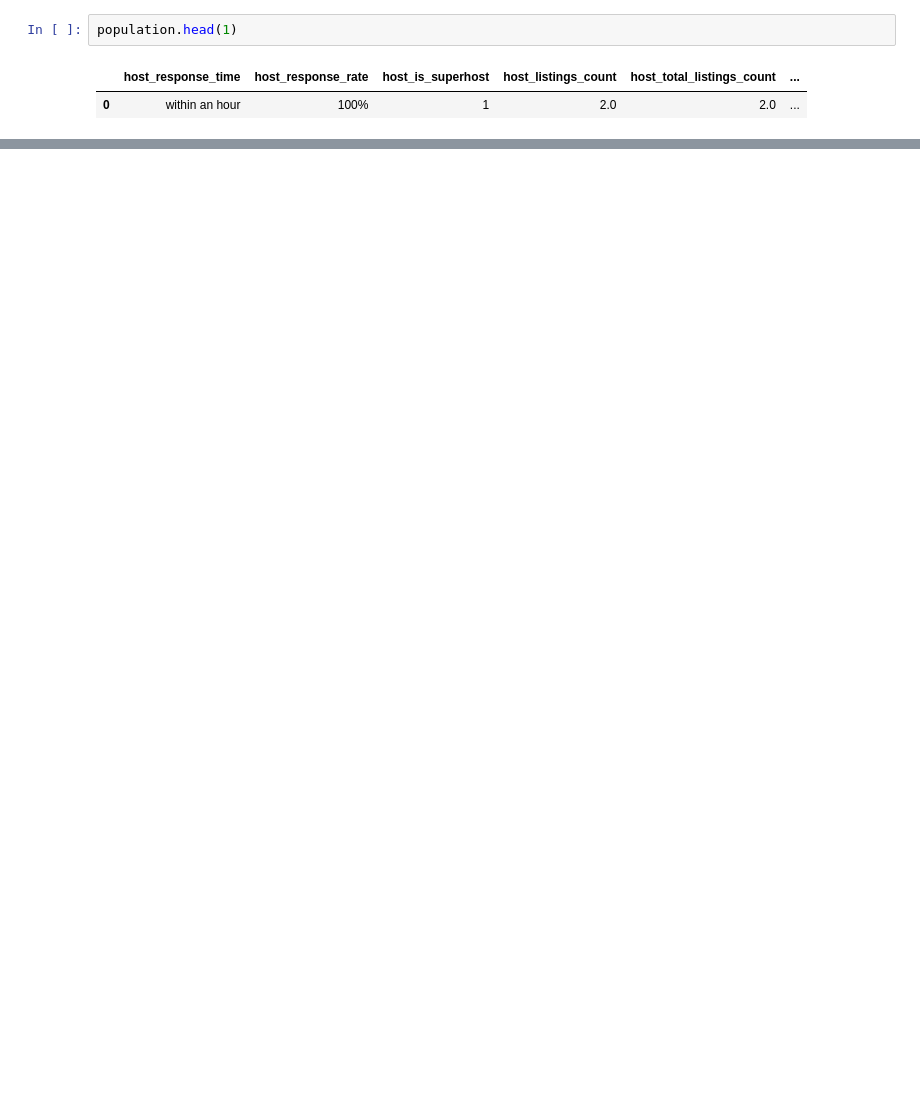
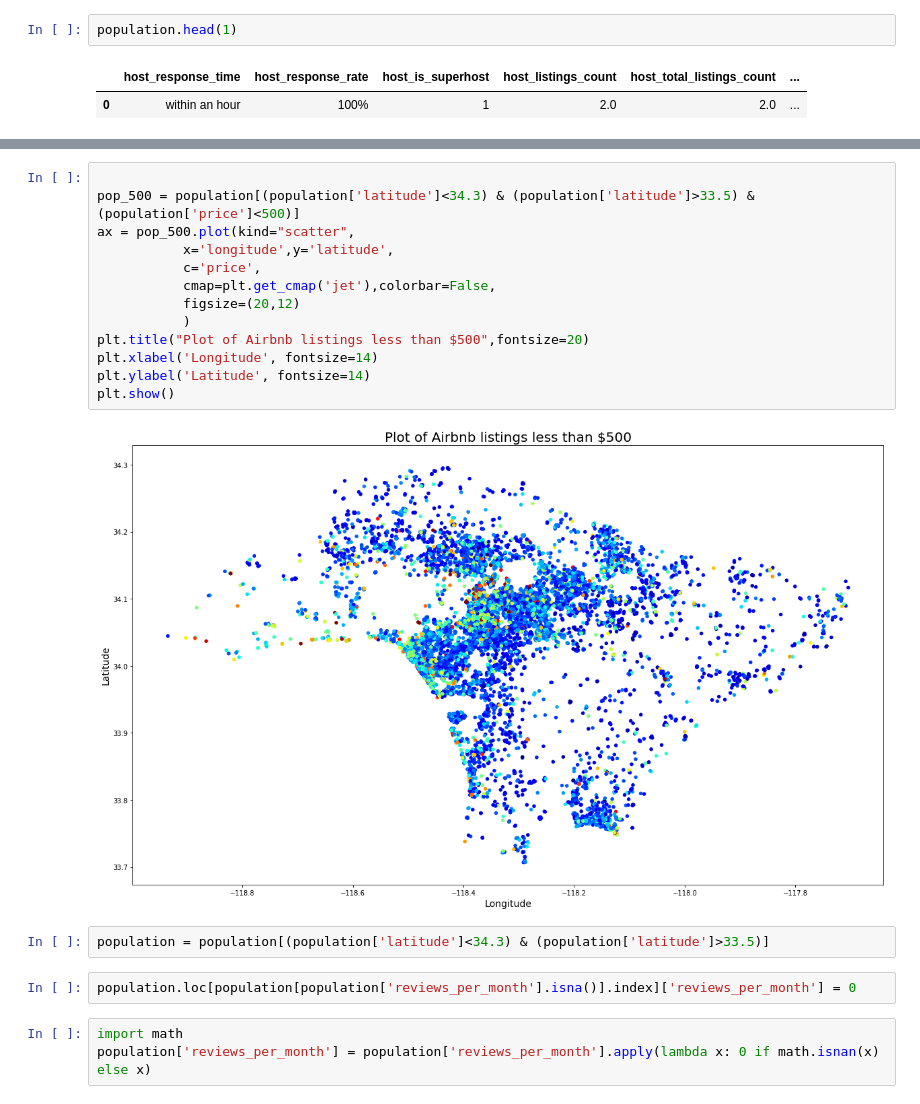
Before and after one commit to papaulul/Airbnb, a Jupyter notebook: Code/EDA.ipynb, the cells around one changed output, grey strips where cells are left out. Saved outputs shown, nothing was run; the diff lists cells and outputs as text; blank space fills up the shorter version.

```diff
--- a/Code/EDA.ipynb
+++ b/Code/EDA.ipynb
@@ -271,0 +480,22 @@ population.head(1)
+# %%
+
+pop_500 = population[(population['latitude']<34.3) & (population['latitude']>33.5) & (population['price']<500)]
+ax = pop_500.plot(kind="scatter",
+           x='longitude',y='latitude',
+           c='price',
+           cmap=plt.get_cmap('jet'),colorbar=False,
+           figsize=(20,12)
+           )
+plt.title("Plot of Airbnb listings less than $500",fontsize=20)
+plt.xlabel('Longitude', fontsize=14)
+plt.ylabel('Latitude', fontsize=14)
+plt.show()
+# %% [output]
+[figure, added]
+# %%
+population = population[(population['latitude']<34.3) & (population['latitude']>33.5)]
+# %%
+population.loc[population[population['reviews_per_month'].isna()].index]['reviews_per_month'] = 0
+# %%
+import math
+population['reviews_per_month'] = population['reviews_per_month'].apply(lambda x: 0 if math.isnan(x) else x)
```
Also changed, not shown: parts of 25 cells of this notebook.
